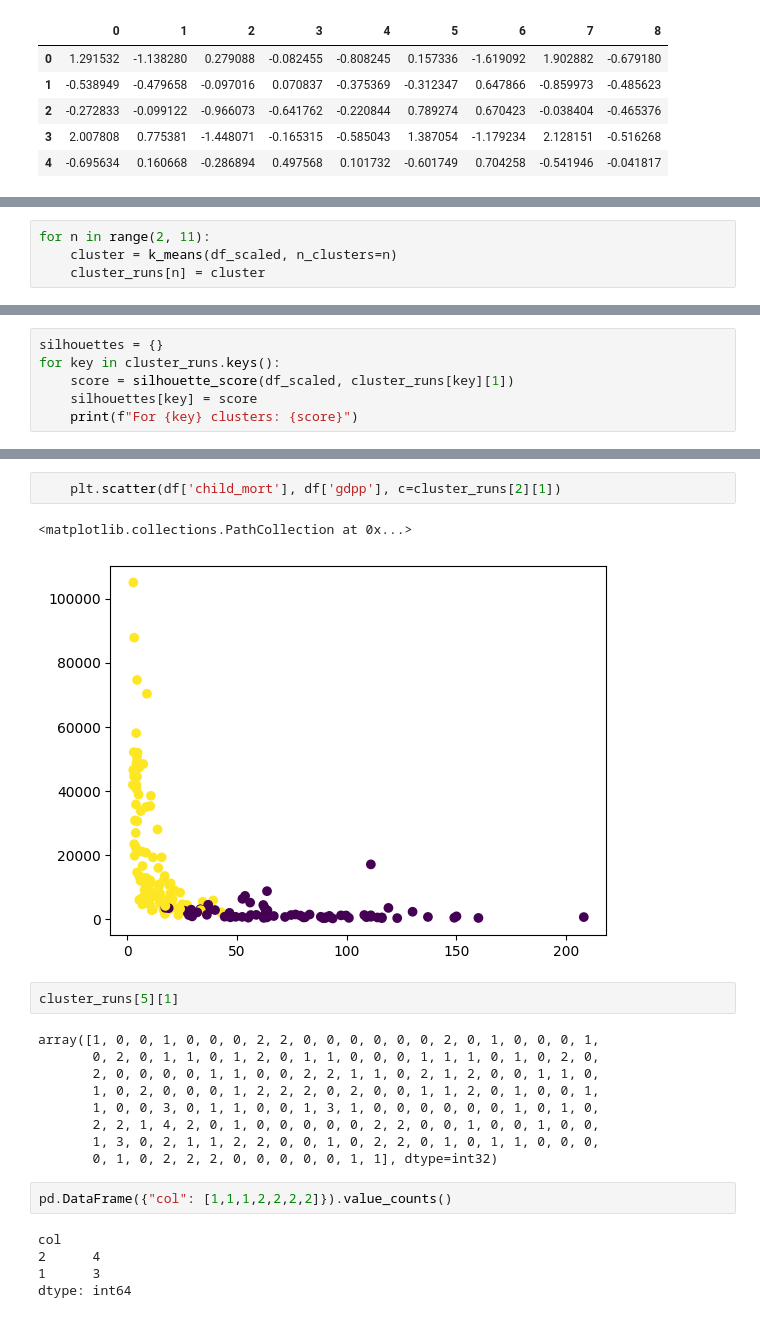
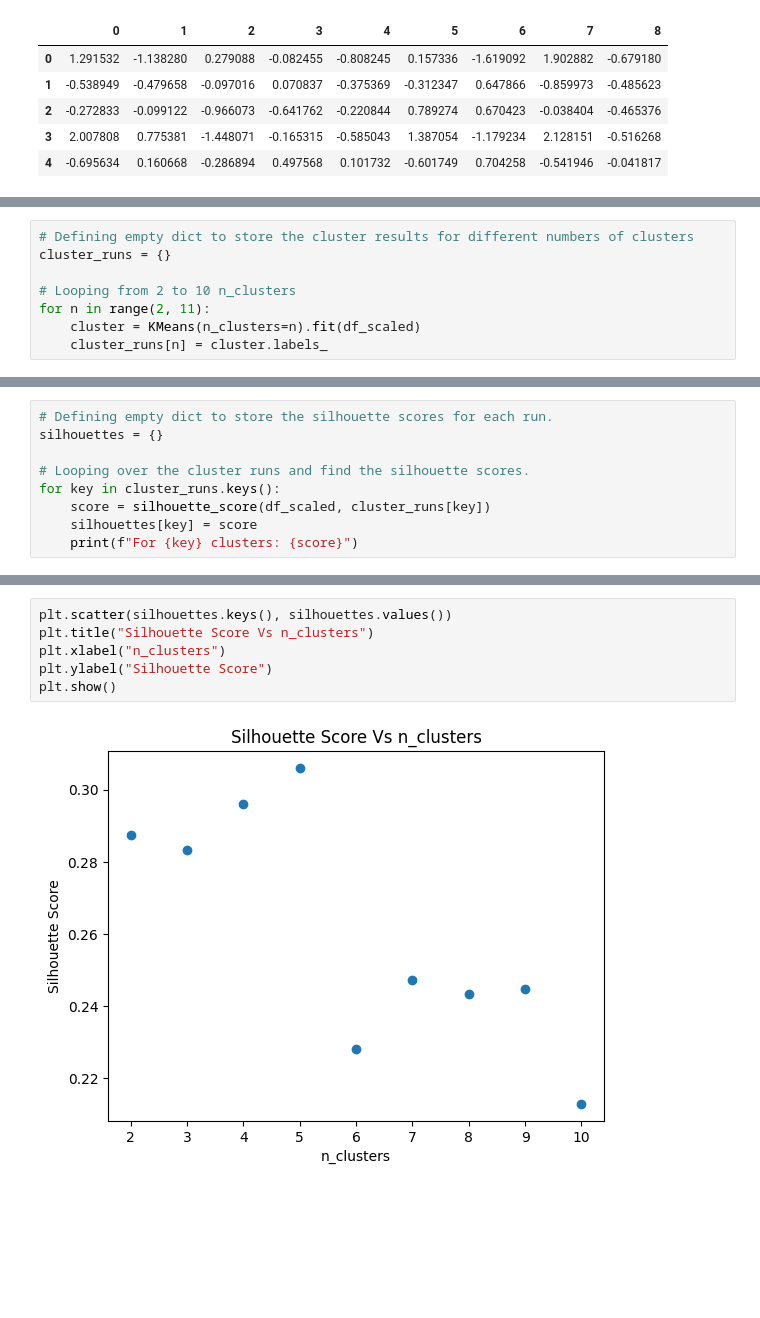
Before and after one commit to gdsai4903/COMP3705-Unsupervised-Machine-Learning, a Jupyter notebook: Assignment 1/Assignment 1.ipynb, the cells around one changed output, grey strips where cells are left out. Saved outputs shown, nothing was run; the diff lists cells and outputs as text; blank space fills up the shorter version.

```diff
--- a/Assignment 1/Assignment 1.ipynb
+++ b/Assignment 1/Assignment 1.ipynb
@@ -111,4 +186,8 @@ cluster_runs = {}
-# %%
-for n in range(2, 11):
-    cluster = k_means(df_scaled, n_clusters=n)
-    cluster_runs[n] = cluster
+# %%
+# Defining empty dict to store the cluster results for different numbers of clusters
+cluster_runs = {}
+
+# Looping from 2 to 10 n_clusters
+for n in range(2, 11):
+    cluster = KMeans(n_clusters=n).fit(df_scaled)
+    cluster_runs[n] = cluster.labels_
@@ -115,7 +202,10 @@ for n in range(2, 11):
 # %%
+# Defining empty dict to store the silhouette scores for each run.
 silhouettes = {}
+
+# Looping over the cluster runs and find the silhouette scores.
 for key in cluster_runs.keys():
-    score = silhouette_score(df_scaled, cluster_runs[key][1])
+    score = silhouette_score(df_scaled, cluster_runs[key])
     silhouettes[key] = score
     print(f"For {key} clusters: {score}")
 # %% [output]
@@ -146,23 +221,8 @@ sns.heatmap(df.corr())
-# %%
-    plt.scatter(df['child_mort'], df['gdpp'], c=cluster_runs[2][1])
-# %% [output]
-<matplotlib.collections.PathCollection at 0x...>
-[figure, removed]
-# %%
-cluster_runs[5][1]
-# %% [output]
-array([1, 0, 0, 1, 0, 0, 0, 2, 2, 0, 0, 0, 0, 0, 0, 2, 0, 1, 0, 0, 0, 1,
-       0, 2, 0, 1, 1, 0, 1, 2, 0, 1, 1, 0, 0, 0, 1, 1, 1, 0, 1, 0, 2, 0,
-       2, 0, 0, 0, 0, 1, 1, 0, 0, 2, 2, 1, 1, 0, 2, 1, 2, 0, 0, 1, 1, 0,
-       1, 0, 2, 0, 0, 0, 1, 2, 2, 2, 0, 2, 0, 0, 1, 1, 2, 0, 1, 0, 0, 1,
-       1, 0, 0, 3, 0, 1, 1, 0, 0, 1, 3, 1, 0, 0, 0, 0, 0, 0, 1, 0, 1, 0,
-       2, 2, 1, 4, 2, 0, 1, 0, 0, 0, 0, 0, 2, 2, 0, 0, 1, 0, 0, 1, 0, 0,
-       1, 3, 0, 2, 1, 1, 2, 2, 0, 0, 1, 0, 2, 2, 0, 1, 0, 1, 1, 0, 0, 0,
-       0, 1, 0, 2, 2, 2, 0, 0, 0, 0, 0, 1, 1], dtype=int32)
-# %%
-pd.DataFrame({"col": [1,1,1,2,2,2,2]}).value_counts()
-# %% [output]
-col
-2      4
-1      3
-dtype: int64
+# %%
+plt.scatter(silhouettes.keys(), silhouettes.values())
+plt.title("Silhouette Score Vs n_clusters")
+plt.xlabel("n_clusters")
+plt.ylabel("Silhouette Score")
+plt.show()
+# %% [output]
+[figure, added]
```
Also changed, not shown: parts of 34 cells of this notebook, 5 other files.
